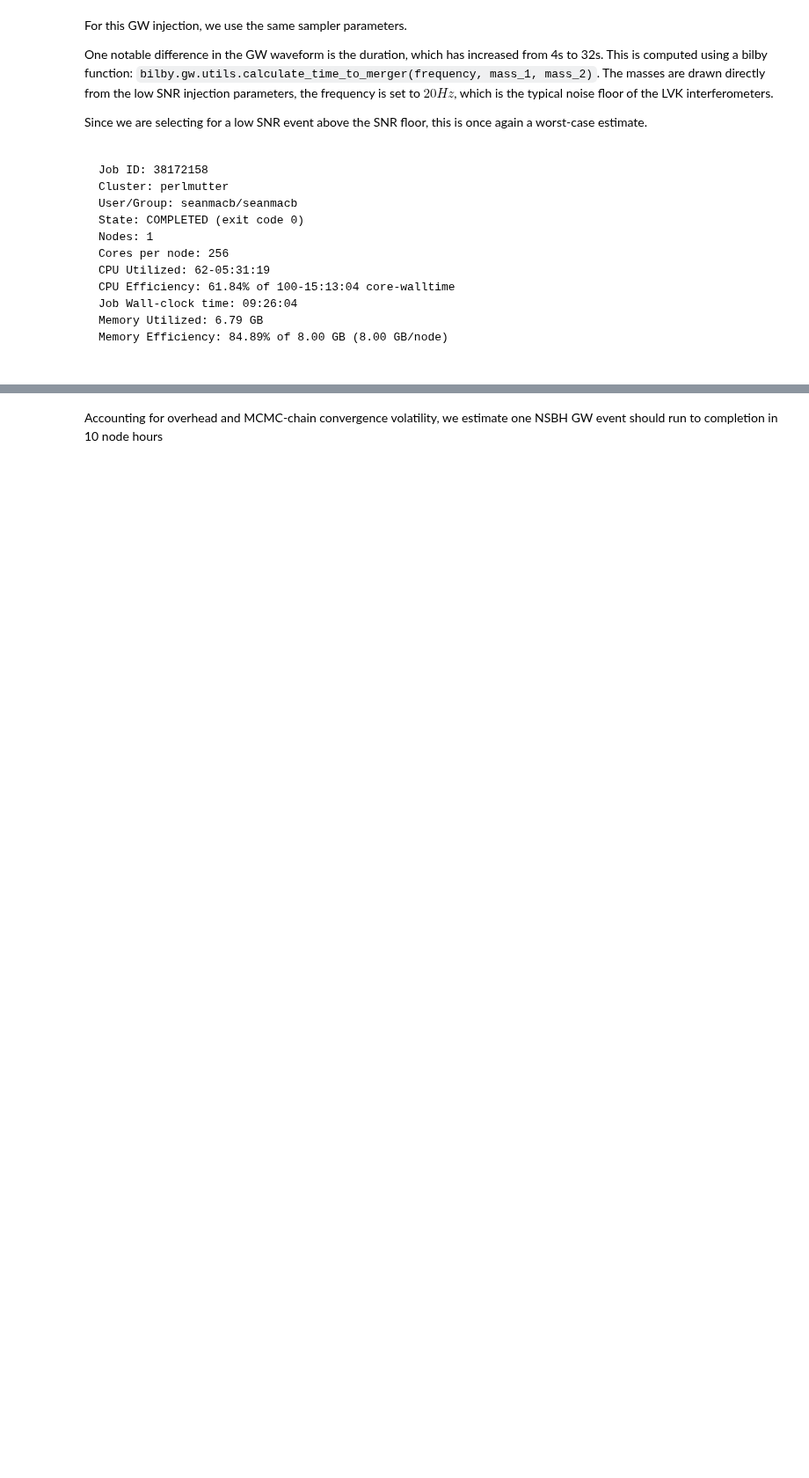
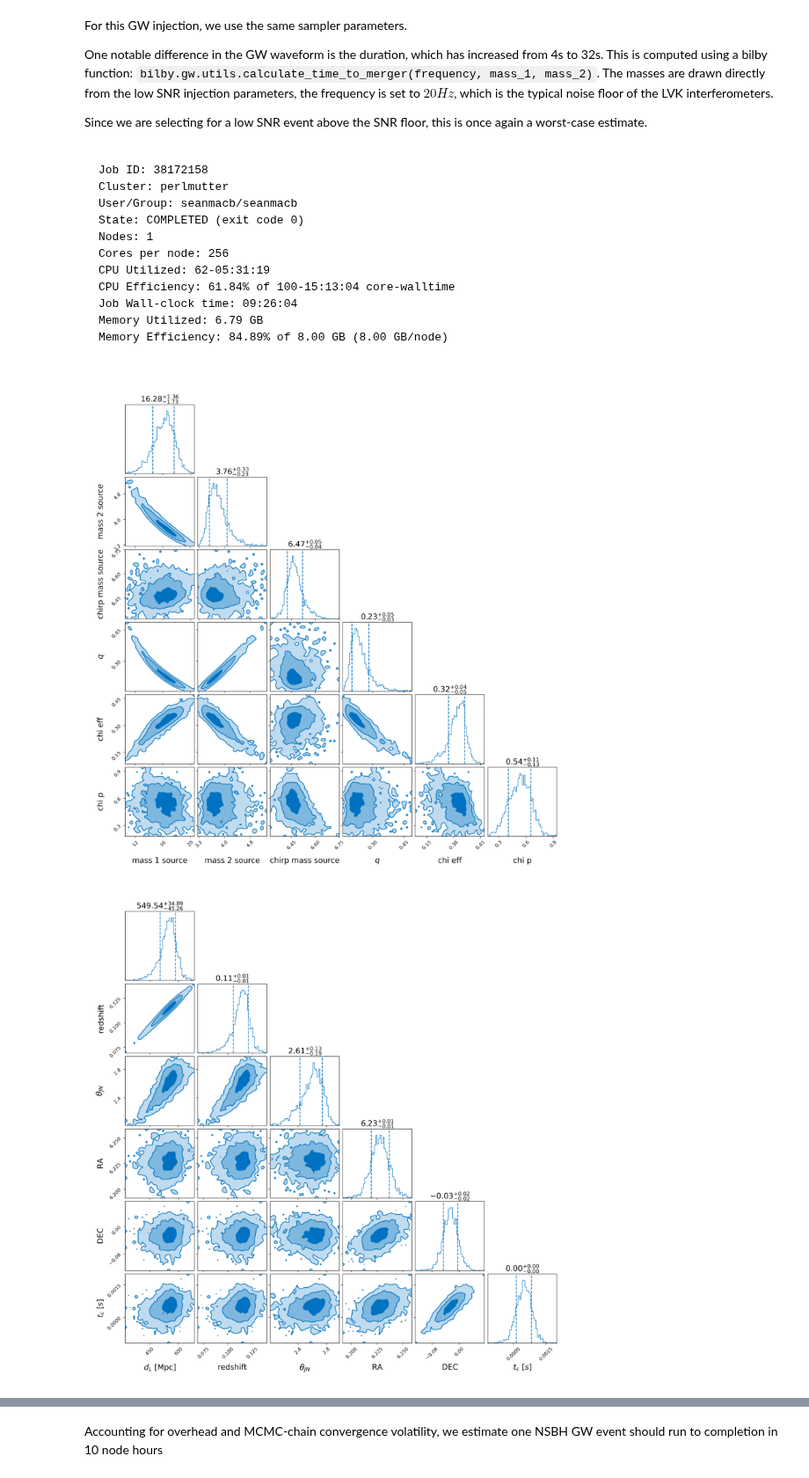
Before and after one commit to LSSTDESC/gwStreetlights, a Jupyter notebook: initialValidation/benchmarking.ipynb, the cells around one changed output, grey strips where cells are left out. Shown at 88% size. Cells and saved outputs as stored; diff of their text form; code cells hidden in the pictures; blank space fills up the shorter version.

Commit message:
Adding figures from NSBH benchmarking

```diff
--- a/initialValidation/benchmarking.ipynb
+++ b/initialValidation/benchmarking.ipynb
@@ -201,25 +201,28 @@ Memory Utilized: 6.79 GB
 Memory Efficiency: 84.89% of 8.00 GB (8.00 GB/node)
 # %%
 fig,ax = plt.subplots(figsize=[10,10])
-img = mpimg.imread('results2/bbh_injection_10198000084760_1_data0_0_analysis_H1L1V1_intrinsic_corner.png')
+img = mpimg.imread('results2/nsbh_injection_1_data0_0_analysis_H1L1V1_intrinsic_corner.png')
 imgplot = ax.imshow(img)
 ax.set_axis_off()
 fig.show()
 
 fig,ax = plt.subplots(figsize=[10,10])
-img = mpimg.imread('results2/bbh_injection_10198000084760_1_data0_0_analysis_H1L1V1_extrinsic_corner.png')
+img = mpimg.imread('results2/nsbh_injection_1_data0_0_analysis_H1L1V1_extrinsic_corner.png')
 imgplot = ax.imshow(img)
 ax.set_axis_off()
 fig.show()
 
 fig,ax = plt.subplots(figsize=[10,10])
-img = mpimg.imread('results2/bbh_injection_10198000084760_1_data0_0_analysis_H1L1V1_skymap.png')
+img = mpimg.imread('results2/nsbh_injection_1_data0_0_analysis_H1L1V1_skymap.png')
 imgplot = ax.imshow(img)
 ax.set_axis_off()
 fig.show()
 
 fig,ax = plt.subplots(figsize=[10,10])
-img = mpimg.imread('results2/bbh_injection_10198000084760_1_data0_0_analysis_H1L1V1_H1_waveform.png')
+img = mpimg.imread('results2/nsbh_injection_1_data0_0_analysis_H1L1V1_H1_waveform.png')
 imgplot = ax.imshow(img)
 ax.set_axis_off()
 fig.show()
+# %% [output]
+[figure, added]
+[figure, added]
```
Also changed, not shown: parts of 1 cell of this notebook.
